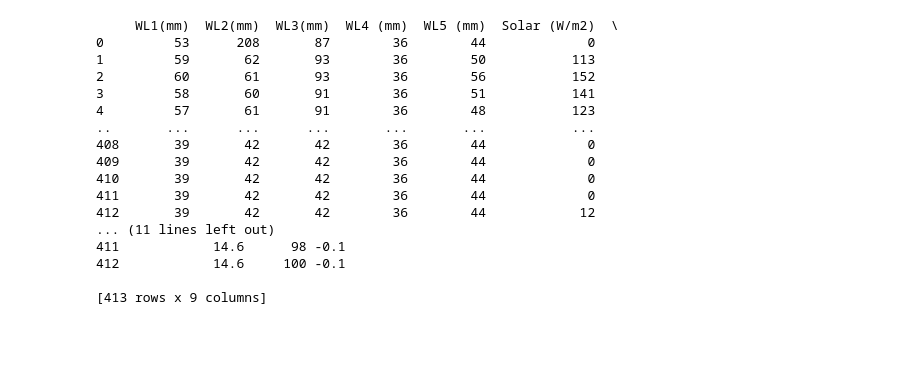
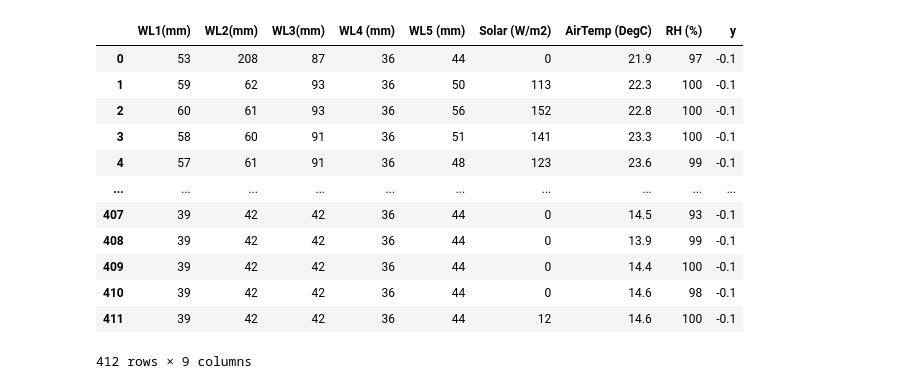
Before and after one commit to mahns1201/ponding_depth_prediction, a Jupyter notebook: dataset3/linear/_multi_linear_regression.ipynb, the cells around one changed output. Cells and saved outputs as stored; diff of their text form; code cells hidden in the pictures; blank space fills up the shorter version.

```diff
--- a/dataset3/linear/_multi_linear_regression.ipynb
+++ b/dataset3/linear/_multi_linear_regression.ipynb
@@ -7,23 +8,20 @@ import random
 # %%
 data_display = pd.read_csv("dataset3_pd.csv")
 
-print(data_display)
+data_display
+# y = PD(mm)
 # %% [output]
+|  | WL1(mm) | WL2(mm) | WL3(mm) | WL4 (mm) | WL5 (mm) | Solar (W/m2) | AirTemp (DegC) | RH (%) | y |
+| 0 | 53 | 208 | 87 | 36 | 44 | 0 | 21.9 | 97 | -0.1 |
+| 1 | 59 | 62 | 93 | 36 | 50 | 113 | 22.3 | 100 | -0.1 |
+| 2 | 60 | 61 | 93 | 36 | 56 | 152 | 22.8 | 100 | -0.1 |
+| 3 | 58 | 60 | 91 | 36 | 51 | 141 | 23.3 | 100 | -0.1 |
+| 4 | 57 | 61 | 91 | 36 | 48 | 123 | 23.6 | 99 | -0.1 |
+| ... | ... | ... | ... | ... | ... | ... | ... | ... | ... |
+| 407 | 39 | 42 | 42 | 36 | 44 | 0 | 14.5 | 93 | -0.1 |
+| 408 | 39 | 42 | 42 | 36 | 44 | 0 | 13.9 | 99 | -0.1 |
+| 409 | 39 | 42 | 42 | 36 | 44 | 0 | 14.4 | 100 | -0.1 |
+| 410 | 39 | 42 | 42 | 36 | 44 | 0 | 14.6 | 98 | -0.1 |
+| 411 | 39 | 42 | 42 | 36 | 44 | 12 | 14.6 | 100 | -0.1 |
-     WL1(mm)  WL2(mm)  WL3(mm)  WL4 (mm)  WL5 (mm)  Solar (W/m2)  \
-0         53      208       87        36        44             0
-1         59       62       93        36        50           113
-2         60       61       93        36        56           152
-3         58       60       91        36        51           141
-4         57       61       91        36        48           123
-..       ...      ...      ...       ...       ...           ...
-408       39       42       42        36        44             0
-409       39       42       42        36        44             0
-410       39       42       42        36        44             0
-411       39       42       42        36        44             0
-412       39       42       42        36        44            12
-... (11 lines left out)
-411            14.6      98 -0.1
-412            14.6     100 -0.1
-
-[413 rows x 9 columns]
+412 rows × 9 columns
 # %%
```
Also changed, not shown: parts of 8 cells of this notebook, 14 other files.
